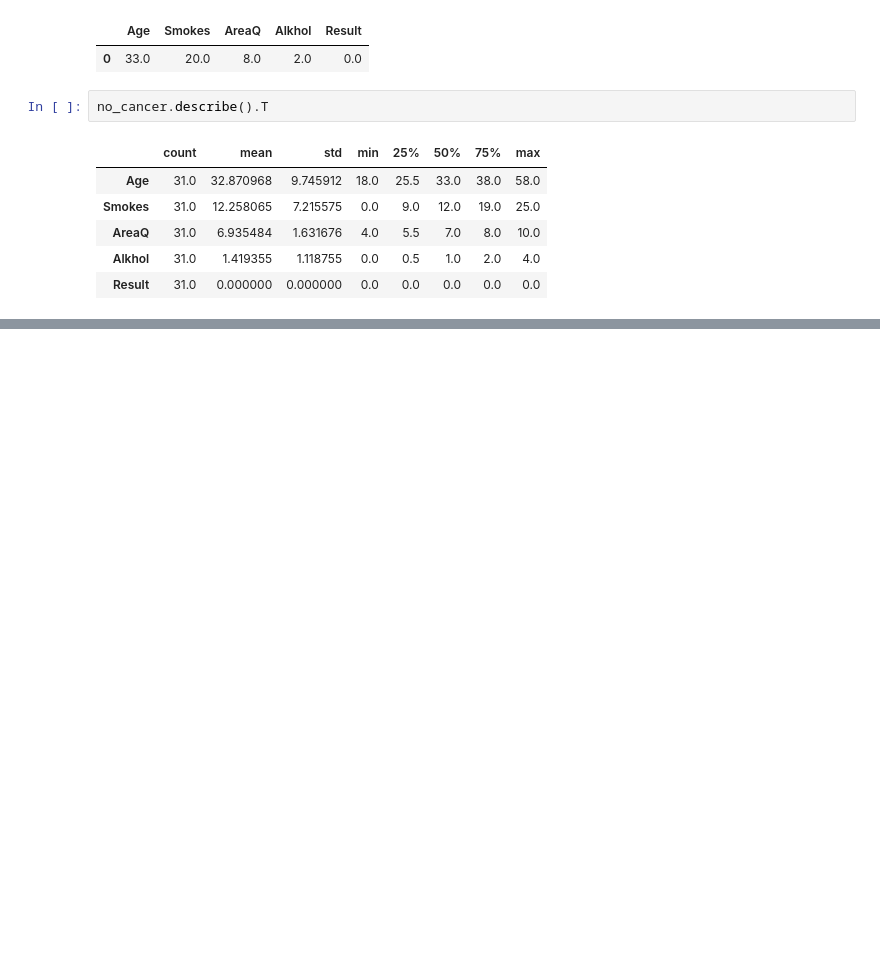
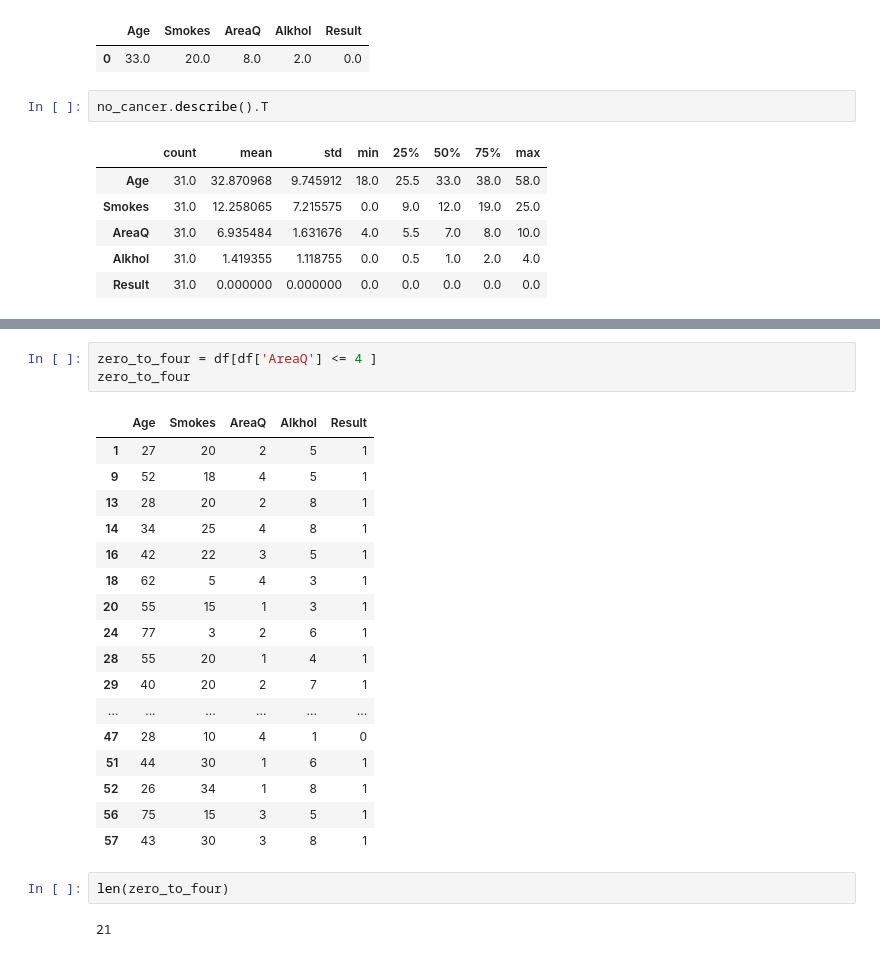
Before and after one commit to kjedrzejczak/lung_cancer_dataset, a Jupyter notebook: lung_cancer_dataset.ipynb, the cells around one changed output, grey strips where cells are left out. Saved outputs shown, nothing was run; the diff lists cells and outputs as text; blank space fills up the shorter version.

```diff
--- a/lung_cancer_dataset.ipynb
+++ b/lung_cancer_dataset.ipynb
@@ -132,0 +147,25 @@ no_cancer.describe().T
+# %%
+zero_to_four = df[df['AreaQ'] <= 4 ]
+zero_to_four
+# %% [output]
+|  | Age | Smokes | AreaQ | Alkhol | Result |
+| 1 | 27 | 20 | 2 | 5 | 1 |
+| 9 | 52 | 18 | 4 | 5 | 1 |
+| 13 | 28 | 20 | 2 | 8 | 1 |
+| 14 | 34 | 25 | 4 | 8 | 1 |
+| 16 | 42 | 22 | 3 | 5 | 1 |
+| 18 | 62 | 5 | 4 | 3 | 1 |
+| 20 | 55 | 15 | 1 | 3 | 1 |
+| 24 | 77 | 3 | 2 | 6 | 1 |
+| 28 | 55 | 20 | 1 | 4 | 1 |
+| 29 | 40 | 20 | 2 | 7 | 1 |
+| ... | ... | ... | ... | ... | ... |
+| 47 | 28 | 10 | 4 | 1 | 0 |
+| 51 | 44 | 30 | 1 | 6 | 1 |
+| 52 | 26 | 34 | 1 | 8 | 1 |
+| 56 | 75 | 15 | 3 | 5 | 1 |
+| 57 | 43 | 30 | 3 | 8 | 1 |
+# %%
+len(zero_to_four)
+# %% [output]
+21
```
Also changed, not shown: parts of 10 cells of this notebook, 1 other file.
